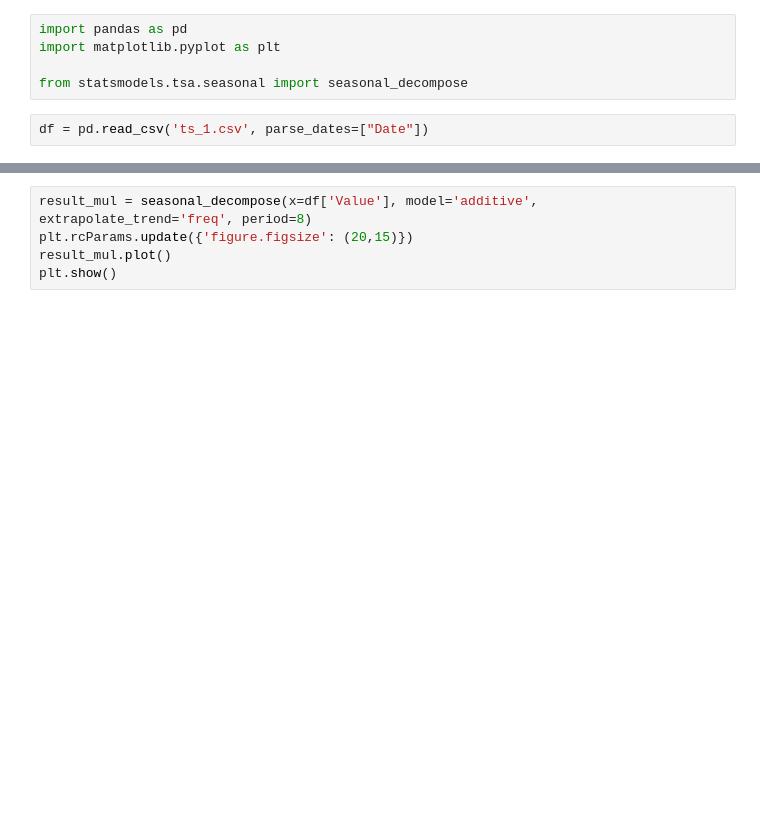
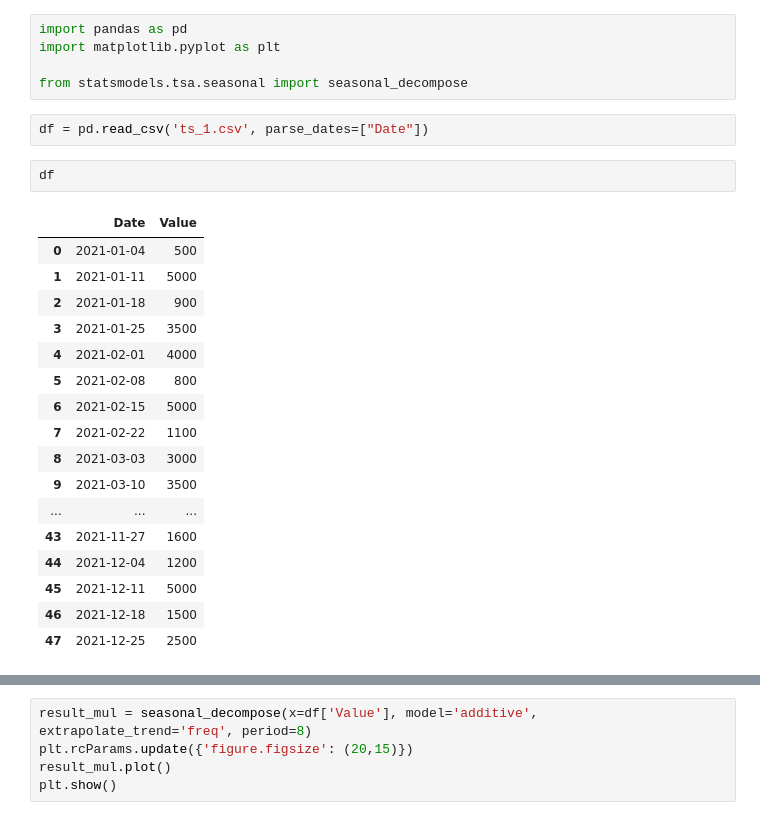
Before and after one commit to svv73/fraud_detection, a Jupyter notebook: time-series-example.ipynb, the cells around one changed output, grey strips where cells are left out. Drawn from its saved outputs; the diff is of its cells as text; blank space fills up the shorter version.

```diff
--- a/time-series-example.ipynb
+++ b/time-series-example.ipynb
@@ -5,6 +5,26 @@ import matplotlib.pyplot as plt
 from statsmodels.tsa.seasonal import seasonal_decompose
 # %%
 df = pd.read_csv('ts_1.csv', parse_dates=["Date"])
+# %%
+df
+# %% [output]
+|  | Date | Value |
+| 0 | 2021-01-04 | 500 |
+| 1 | 2021-01-11 | 5000 |
+| 2 | 2021-01-18 | 900 |
+| 3 | 2021-01-25 | 3500 |
+| 4 | 2021-02-01 | 4000 |
+| 5 | 2021-02-08 | 800 |
+| 6 | 2021-02-15 | 5000 |
+| 7 | 2021-02-22 | 1100 |
+| 8 | 2021-03-03 | 3000 |
+| 9 | 2021-03-10 | 3500 |
+| ... | ... | ... |
+| 43 | 2021-11-27 | 1600 |
+| 44 | 2021-12-04 | 1200 |
+| 45 | 2021-12-11 | 5000 |
+| 46 | 2021-12-18 | 1500 |
+| 47 | 2021-12-25 | 2500 |
 # %%
 x = df['Date'].values
 y = df['Value'].values
```
Also changed, not shown: parts of 1 cell of this notebook, 1 other file.
